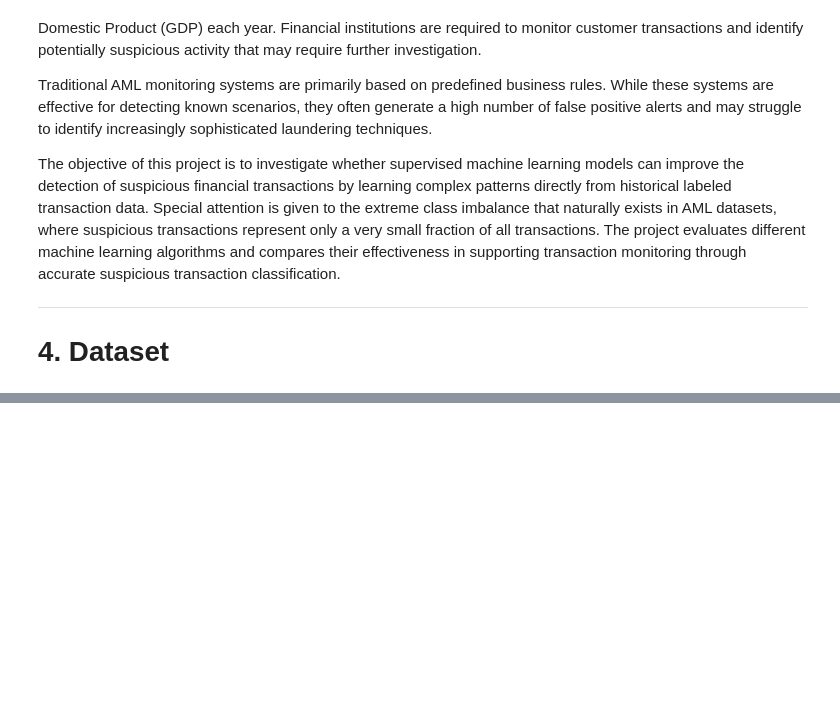
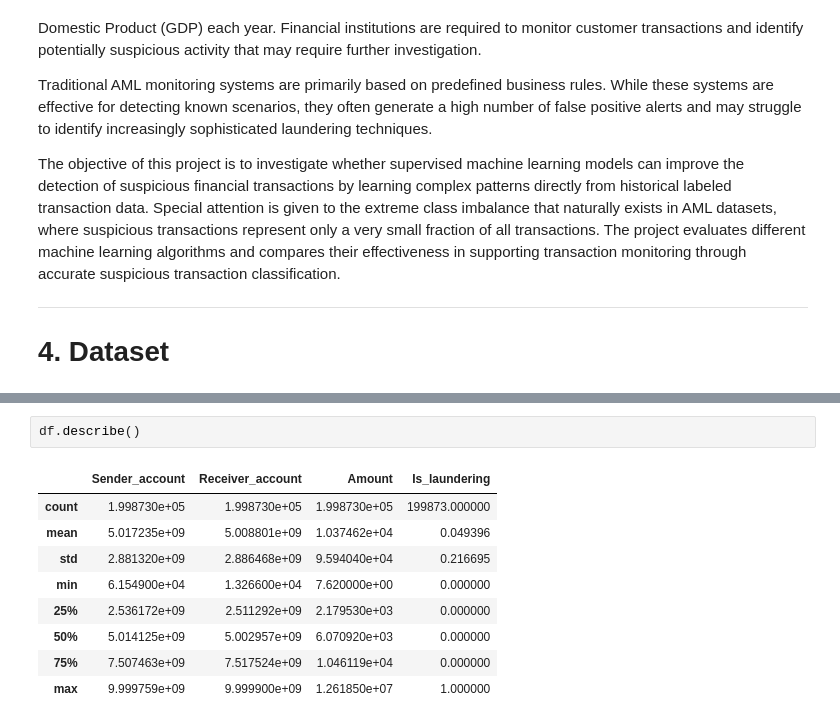
Before and after one commit to slavenageorgieva7-ui/Machine-Learning, a Jupyter notebook: Project 3.ipynb, the cells around one changed output, grey strips where cells are left out. Cells and saved outputs as stored; diff of their text form; blank space fills up the shorter version.

```diff
--- a/Project 3.ipynb
+++ b/Project 3.ipynb
@@ -49,0 +213,12 @@ The objective of this project is to investigate whether supervised machine learn
+# %%
+df.describe()
+# %% [output]
+|  | Sender_account | Receiver_account | Amount | Is_laundering |
+| count | 1.998730e+05 | 1.998730e+05 | 1.998730e+05 | 199873.000000 |
+| mean | 5.017235e+09 | 5.008801e+09 | 1.037462e+04 | 0.049396 |
+| std | 2.881320e+09 | 2.886468e+09 | 9.594040e+04 | 0.216695 |
+| min | 6.154900e+04 | 1.326600e+04 | 7.620000e+00 | 0.000000 |
+| 25% | 2.536172e+09 | 2.511292e+09 | 2.179530e+03 | 0.000000 |
+| 50% | 5.014125e+09 | 5.002957e+09 | 6.070920e+03 | 0.000000 |
+| 75% | 7.507463e+09 | 7.517524e+09 | 1.046119e+04 | 0.000000 |
+| max | 9.999759e+09 | 9.999900e+09 | 1.261850e+07 | 1.000000 |
```
Also changed, not shown: parts of 24 cells of this notebook.
